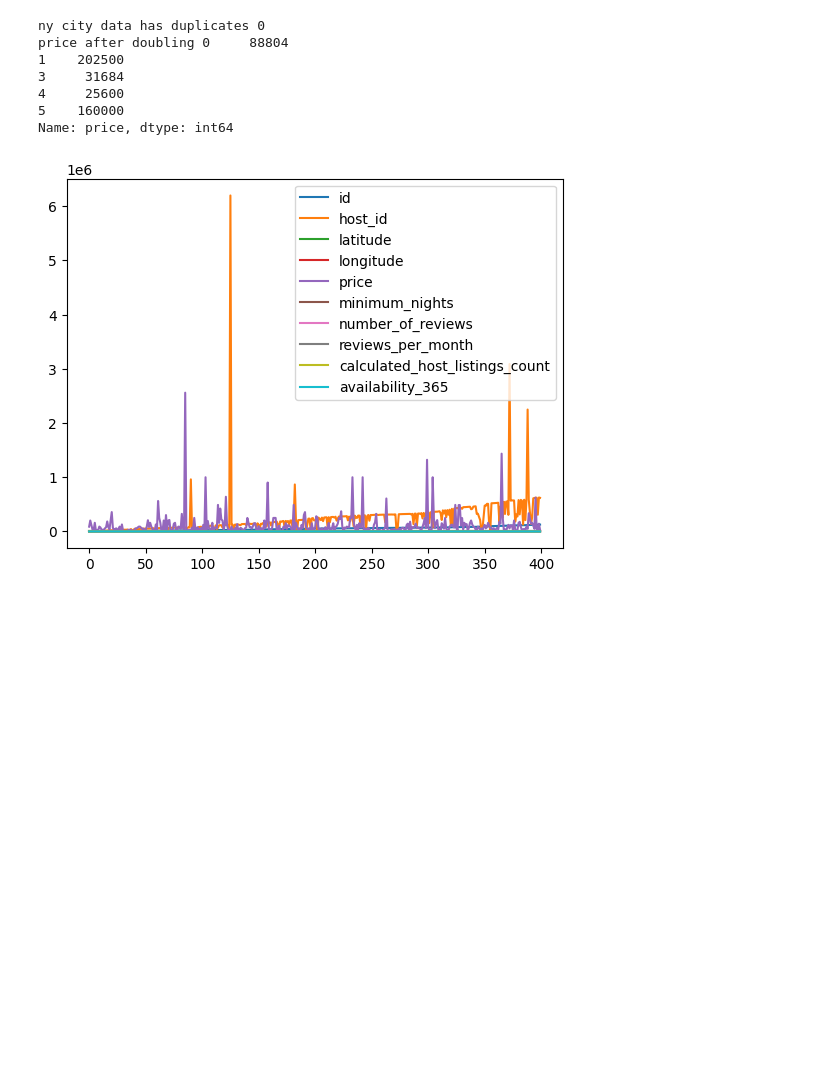
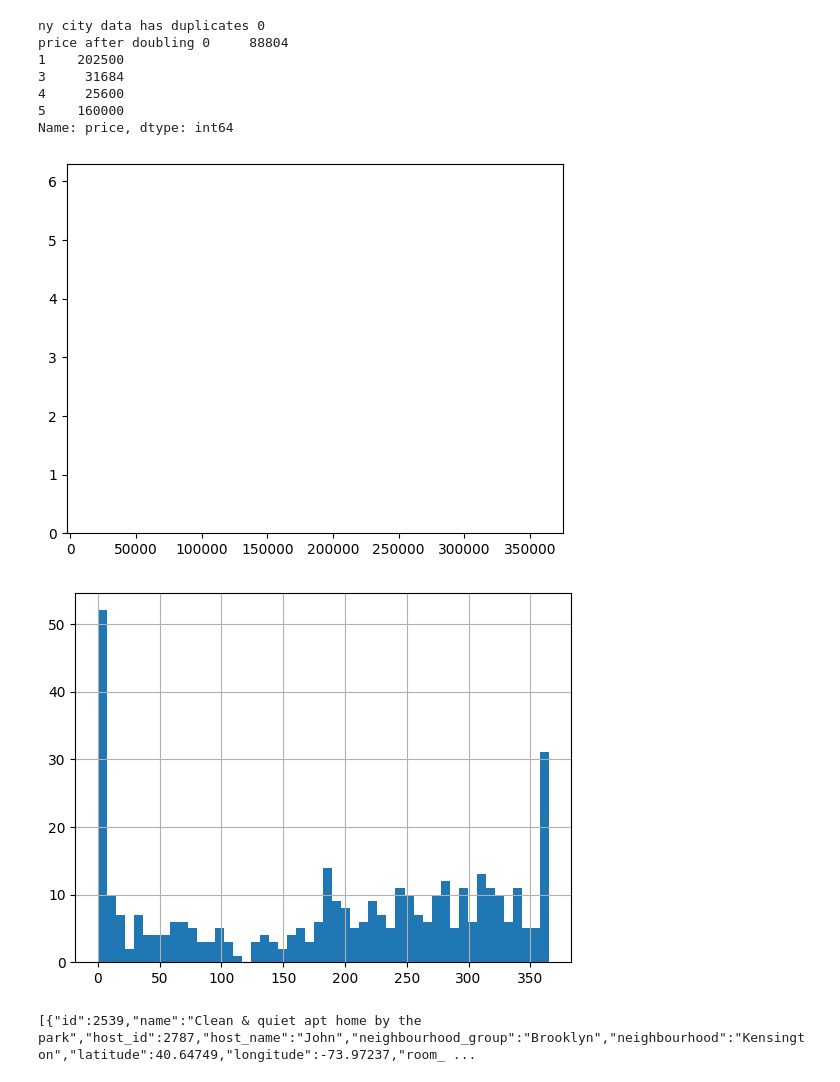
Before and after one commit to cr-arunkumar/learning-python, a Jupyter notebook: pandas/index.ipynb, the cells around one changed output. Cells and saved outputs as stored; diff of their text form; code cells hidden in the pictures; blank space fills up the shorter version.

```diff
--- a/pandas/index.ipynb
+++ b/pandas/index.ipynb
@@ -401,8 +401,31 @@ price after doubling 0     88804
 4     25600
 5    160000
 Name: price, dtype: int64
-# %%
-if ny_city_df is not None:
-    ny_city_df.plot()
-# %% [output]
-[figure, removed]
+# %%
+import matplotlib.pyplot as plt
+
+if ny_city_df is not None:
+    plt.bar(ny_city_df["price"].head(20),
+            ny_city_df["calculated_host_listings_count"].head(20))
+    plt.show()
+
+# creating histograms
+if ny_city_df is not None:
+    ny_city_df["availability_365"].hist(bins=50)
+    plt.show()
+# %% [output]
+[figure, added]
+[figure, added]
+# %%
+import json
+
+if ny_city_df is not None:
+    ny_city_df.drop(
+        columns=["price", "calculated_host_listings_count"], inplace=True)
+    ny_json = ny_city_df.to_json(orient='records')
+    print(ny_json)
+
+    with open('ny_city_data.json', 'w') as f:
+        json.dump(json.loads(ny_json), f)
+# %% [output]
+[{"id":2539,"name":"Clean & quiet apt home by the park","host_id":2787,"host_name":"John","neighbourhood_group":"Brooklyn","neighbourhood":"Kensington","latitude":40.64749,"longitude":-73.97237,"room_ ...
```
Also changed, not shown: 2 other files.
